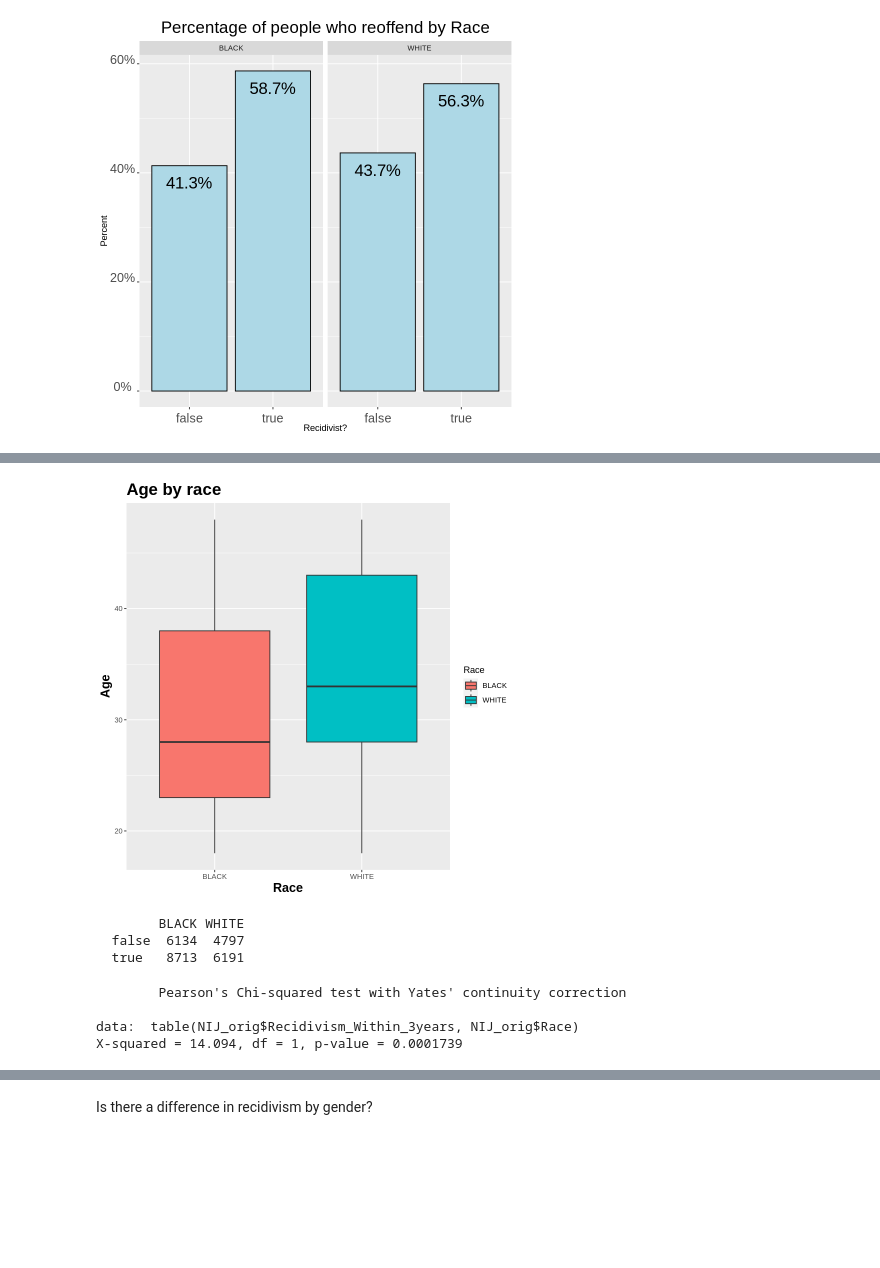
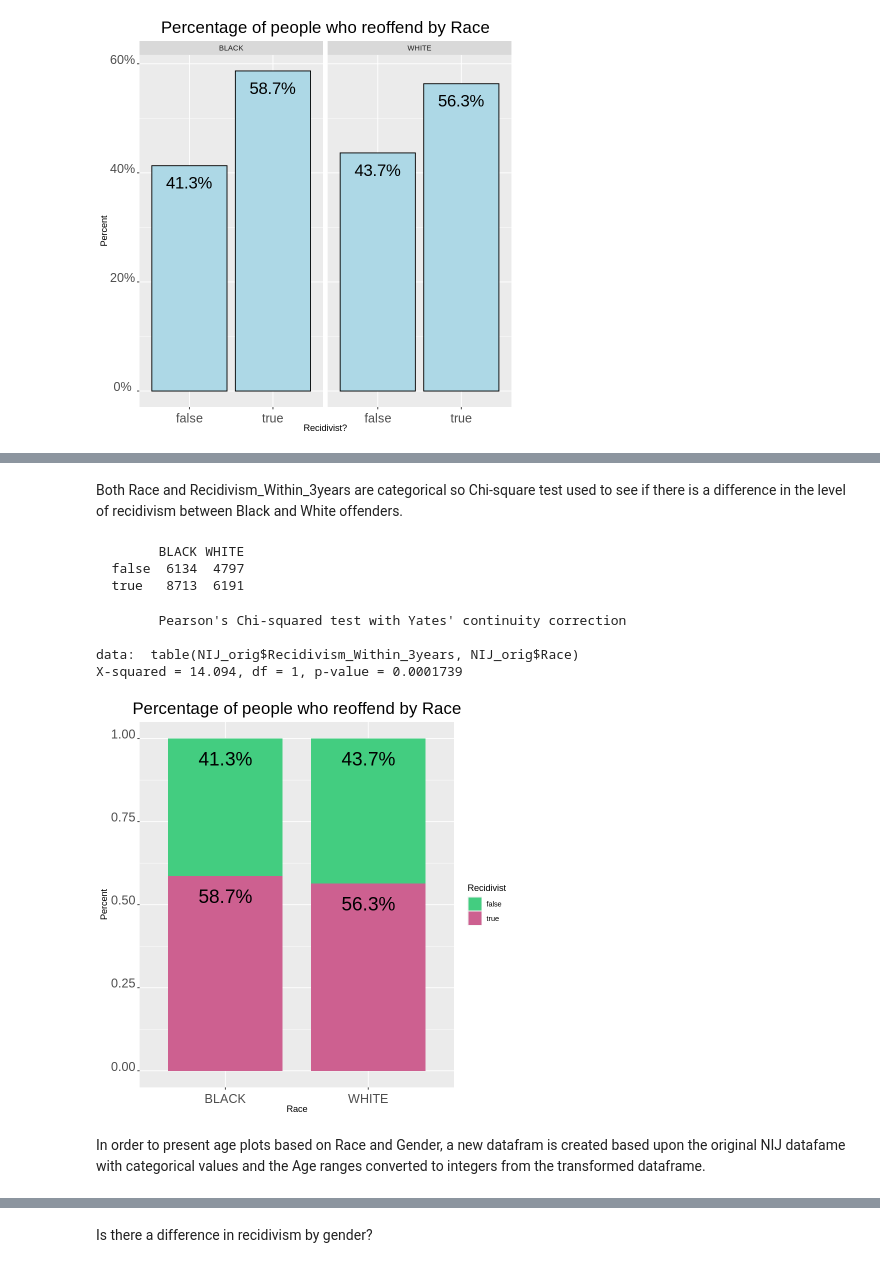
Before and after one commit to feaviolp/msc-project, a Jupyter notebook: NIJ statistics.ipynb, the cells around one changed output, grey strips where cells are left out. Saved outputs shown, nothing was run; the diff lists cells and outputs as text; code cells hidden in the pictures; blank space fills up the shorter version.

```diff
--- a/NIJ statistics.ipynb
+++ b/NIJ statistics.ipynb
@@ -341,14 +312,5 @@ ggplot(NIJ_orig, aes(fill=Recidivism_Within_3years, x=Race)) +
-# %%
-RaceAge <- NIJ_orig
-RaceAge$Age_at_Release <- NIJ$Age_at_Release
-ggplot(RaceAge, aes(x=Race, y=Age_at_Release, fill=Race)) +
-  labs(title='Age by race', x='Race', y='Age') +
-  theme(plot.title = element_text(size=20, face="bold"),
-  axis.title.x = element_text(size=15, face="bold"),
-  axis.title.y = element_text(size=15, face="bold")) +
-  geom_boxplot()
-# %% [output]
-[figure, removed]
+# %% [markdown]
+Both Race and Recidivism_Within_3years are categorical so Chi-square test used to see if there is a difference in the level of recidivism between Black and White offenders.
 # %%
 table(as_factor(NIJ_orig$Recidivism_Within_3years), as_factor(NIJ_orig$Race))
 chisq.test(table(NIJ_orig$Recidivism_Within_3years, NIJ_orig$Race))
@@ -360,3 +322,25 @@ chisq.test(table(NIJ_orig$Recidivism_Within_3years, NIJ_orig$Race))
 
 data:  table(NIJ_orig$Recidivism_Within_3years, NIJ_orig$Race)
 X-squared = 14.094, df = 1, p-value = 0.0001739
+# %%
+ggplot(NIJ_orig, aes(fill=Recidivism_Within_3years, x=Race)) +
+  geom_bar(position = "fill", width=0.8) +
+  labs(title='Percentage of people who reoffend by Race', x='Race', y='Percent') +
+  geom_text(
+    aes(label = after_stat(
+      scales::percent(
+        ave(count, x, FUN = function(x) x / sum(x))
+      )
+    )),
+    stat = "count", position = "fill"
+  , vjust=2, hjust=0.5, size = 8) +
+  guides(fill = guide_legend(title = "Recidivist")) +
+  scale_fill_manual(values = c('seagreen3', 'hotpink3')) +
+  theme_grey() +
+  theme(plot.title = element_text(hjust = 0.5, size = 20)) +
+  theme(axis.text.x=element_text(angle=0,hjust=0.5,vjust=0, size=15)) +
+  theme(axis.text.y=element_text(angle=0,hjust=0.5,vjust=0, size=15))
+# %% [output]
+[figure, added]
+# %% [markdown]
+In order to present age plots based on Race and Gender, a new datafram is created based upon the original NIJ datafame with categorical values and the Age ranges converted to integers from the transformed dataframe.
```
Also changed, not shown: parts of 21 cells of this notebook.
